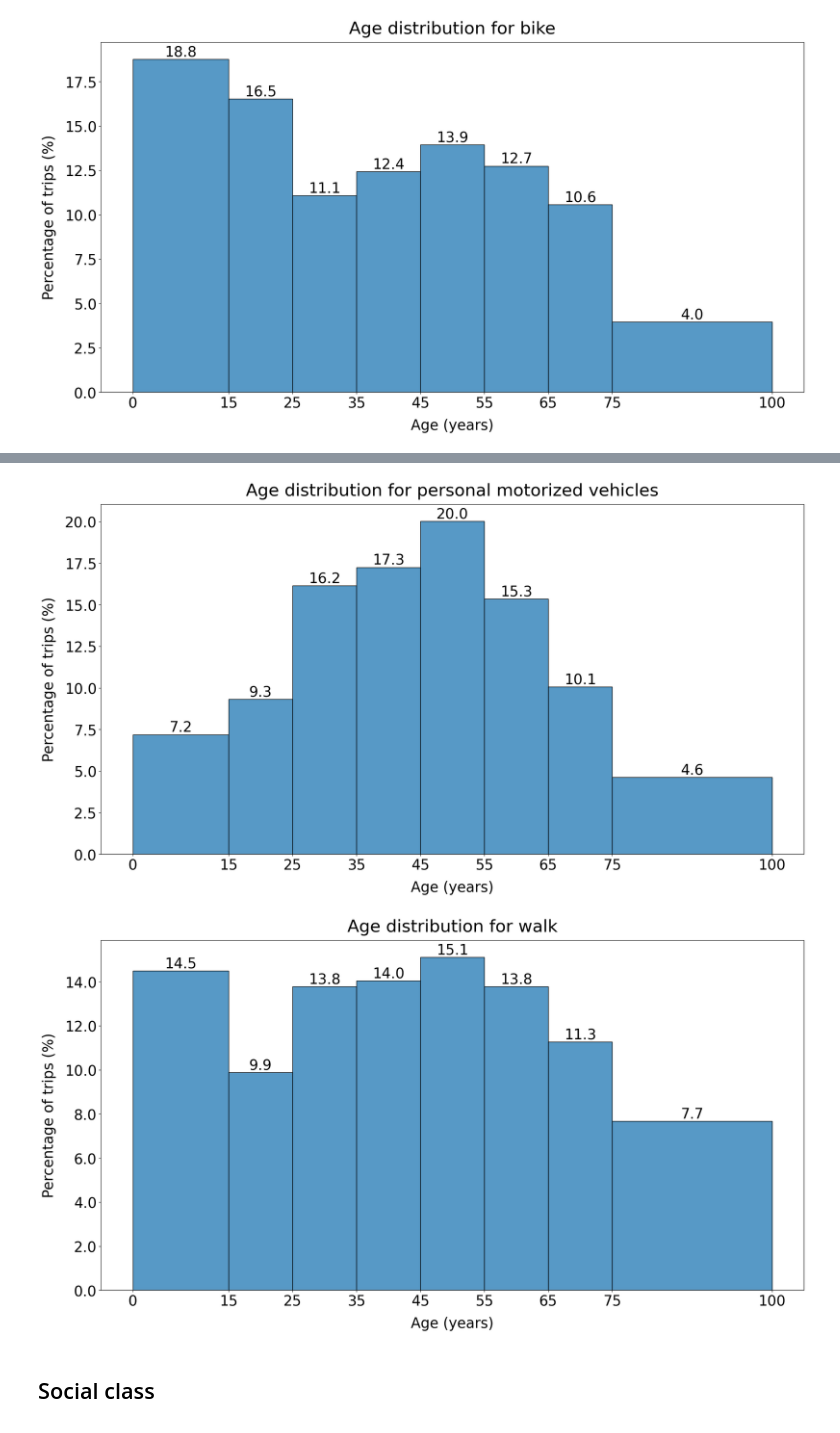
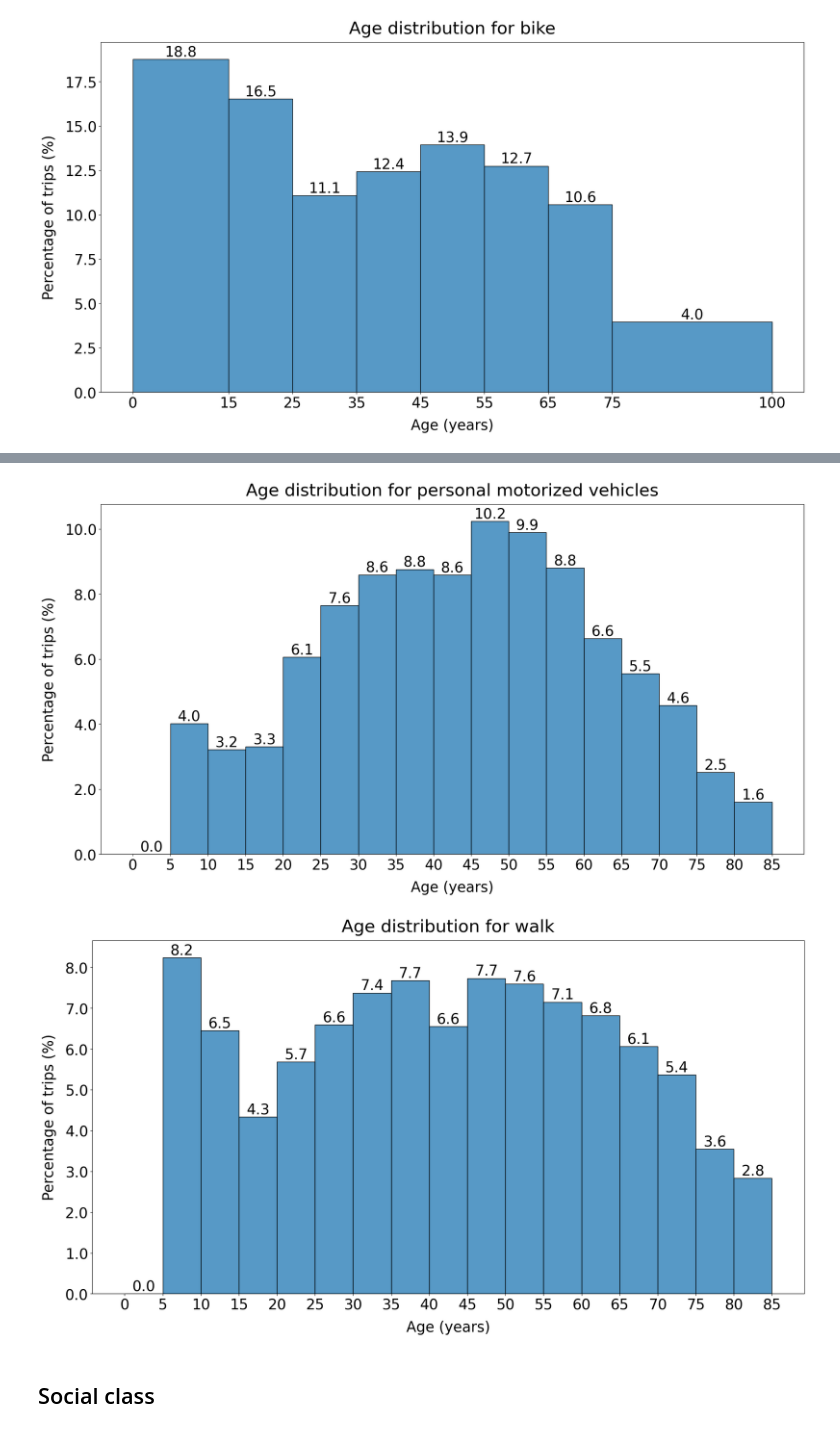
Before and after one commit to anayflima/bikesp-analysis, a Jupyter notebook: data_analysis/TravelSurvey/context_netherlands.ipynb, the cells around one changed output, grey strips where cells are left out. Saved outputs shown, nothing was run; the diff lists cells and outputs as text; code cells hidden in the pictures.

Commit message:
refactor: Use the TravelSurveyAnalysis class in the Netherlands transportation analysis

```diff
--- a/data_analysis/TravelSurvey/context_netherlands.ipynb
+++ b/data_analysis/TravelSurvey/context_netherlands.ipynb
@@ -14,9 +14,15 @@ else:
 
 source_folder_path = data_folder + 'netherlands/'
 destination_folder_path = data_folder + 'netherlands/'
+# %%
+expansion_factor_trip = 'FactorV'
+expansion_factor_person = 'FactorP'
+
+tsa = TravelSurveyAnalysis(source_folder_path, destination_folder_path,
+                           expansion_factor_trip, expansion_factor_person)
 # %%
 filename = 'ODiN2018_Databestand_v2.0.csv'
-data = pd.read_csv(source_folder_path + filename, encoding = "ISO-8859-1", sep=";")
+data = tsa.read_data(source_folder_path + filename, sep=";")
 # %%
 data
 # %% [output]
@@ -155,5 +104,0 @@ Name: Hvm, dtype: float64
-# %%
-mode_column = 'KHvm'
-index_map = {'1': 'Personal motorized vehicles', '2': 'Personal motorized vehicles', '3': 'Public transportation', '4': 'Public transportation', '5': 'Bicycle', '6': 'On foot', '7': 'Other'}
-df = calculate_distribution(data, mode_column, factor_expansion_trip, index_map)
-df
@@ -391 +217,5 @@ data[(data[mode_column].isin(['1', '2']))]
+# %%
+public_trips = tsa.get_specific_mode_trips(data, mode_column, ['3', '4'])
+individual_trips = tsa.get_specific_mode_trips(data, mode_column, ['1', '2'])
+walk_trips = tsa.get_specific_mode_trips(data, mode_column, ['6'])
 # %%
@@ -396,15 +227,15 @@ plot_histogram_age_with_expansion_factor(public_trips, variable_column = age_col
 # %%
-list_bins = [0,15,25,35,45,55,65,75,100]
-plot_histogram_age_with_expansion_factor(individual_trips, variable_column = age_column,
-                                         expansion_factor = factor_expansion_trip, list_bins = list_bins,
-                                         mode = 'personal motorized vehicles', save=True)
+list_bins = list(range(0,90,5))
+tsa.plot_histogram_age(individual_trips, age_column, expansion_factor = expansion_factor_person,
+                       list_bins = list_bins, mode = 'personal motorized vehicles')
 # %% [output]
-[figure, old version]
+[figure, new version]
 # %%
-list_bins = [0,15,25,35,45,55,65,75,100]
-plot_histogram_age_with_expansion_factor(walk_trips, variable_column = age_column, expansion_factor = factor_expansion_trip, list_bins = list_bins, mode = 'walk', save=True)
+list_bins = list(range(0,90,5))
+tsa.plot_histogram_age(walk_trips, age_column, expansion_factor = expansion_factor_person,
+                       list_bins = list_bins, mode = 'walk')
 # %% [output]
-[figure, old version]
+[figure, new version]
 # %% [markdown]
 ## Social class
 # %% [markdown]
```
Also changed, not shown: parts of 93 cells of this notebook.
